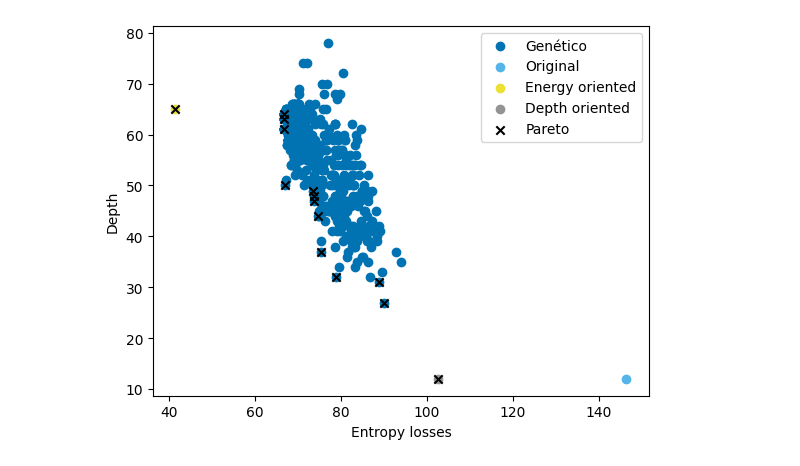
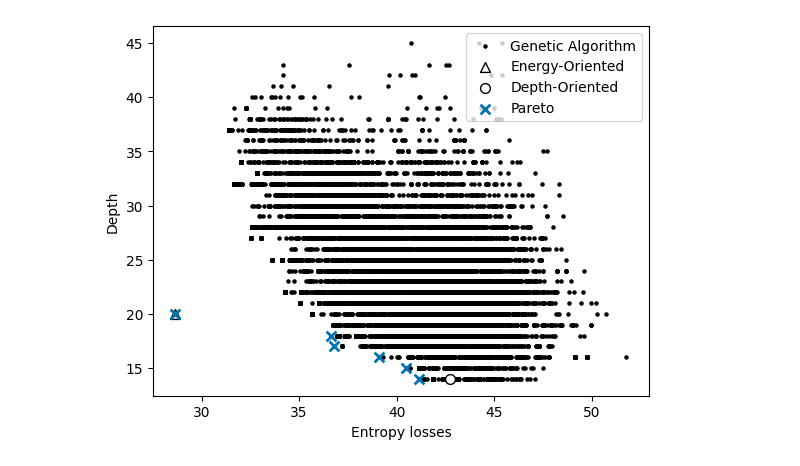
Before and after one commit to beromes/landauer, a Jupyter notebook: notebooks/Genetic.ipynb, the cells around one changed output. Saved outputs shown, nothing was run; the diff lists cells and outputs as text; code cells hidden in the pictures.

```diff
--- a/notebooks/Genetic.ipynb
+++ b/notebooks/Genetic.ipynb
@@ -1,8 +1,8 @@
 # %%
 import pathlib
 
-benchmark_tree = pathlib.Path() / '..' / 'benchmark' / 'aig' / 'epfl' / 'ctrl.json'
-benchmark_entropy = pathlib.Path() / '..' / 'benchmark' / 'entropy' / 'epfl' / 'ctrl.json'
+benchmark_tree = pathlib.Path() / '..' / 'benchmark' / 'aig' / 'mcnc' / 'newtpla.json'
+benchmark_entropy = pathlib.Path() / '..' / 'benchmark' / 'entropy' / 'mcnc' / 'newtpla.json'
 # %%
 import landauer.entropy as entropy
 import landauer.parse as parse
@@ -17,18 +17,15 @@ import landauer.summary as summary
 import landauer.algorithms.genetic as genetic
 
 param_map = {
-    'name': 'Parametrização Básica',
-    'w_energy': 1,
-    'w_delay': 0,
-    'n_generations': 30,
-    'n_initial_individuals': 30,
+    'n_generations': 2000,
+    'n_initial_individuals': 40,
     'reproduction_rate': 1,
     'mutation_rate': 0.1,
-    'mutation_intensity': 0.1,
-    'elitism_rate': 0.1
+    'mutation_intensity': 0.15,
+    'elitism_rate': 0.15
 }
 
-results = genetic.genetic(aig, entropy_data, param_map, )
+results = genetic.genetic(aig, entropy_data, param_map, show_debug_messages=False, timeout=600)
 solutions = list(map(lambda x: x.forwarding, results['solutions']))
 
 samples = list()
@@ -56,9 +39,11 @@ Delay: 62(-5.2%)
 # %%
 import landauer.plot as plot
+import matplotlib.pyplot as plt
+
 p = plot.Plot()
-p.plot_samples(samples, 'Genético')
-p.plot_original(aig, entropy_data)
+p.plot_samples(samples, 'Genetic Algorithm', legend=False, size=5, color='black')
 p.plot_naive(aig, entropy_data)
-p.plot_pareto()
+p.plot_pareto(samples)
+plt.savefig('output/pareto/ctrl.png')
 # %% [output]
-[figure, old version]
+[figure, new version]
```
Also changed, not shown: parts of 1 cell of this notebook, 1 other file.
